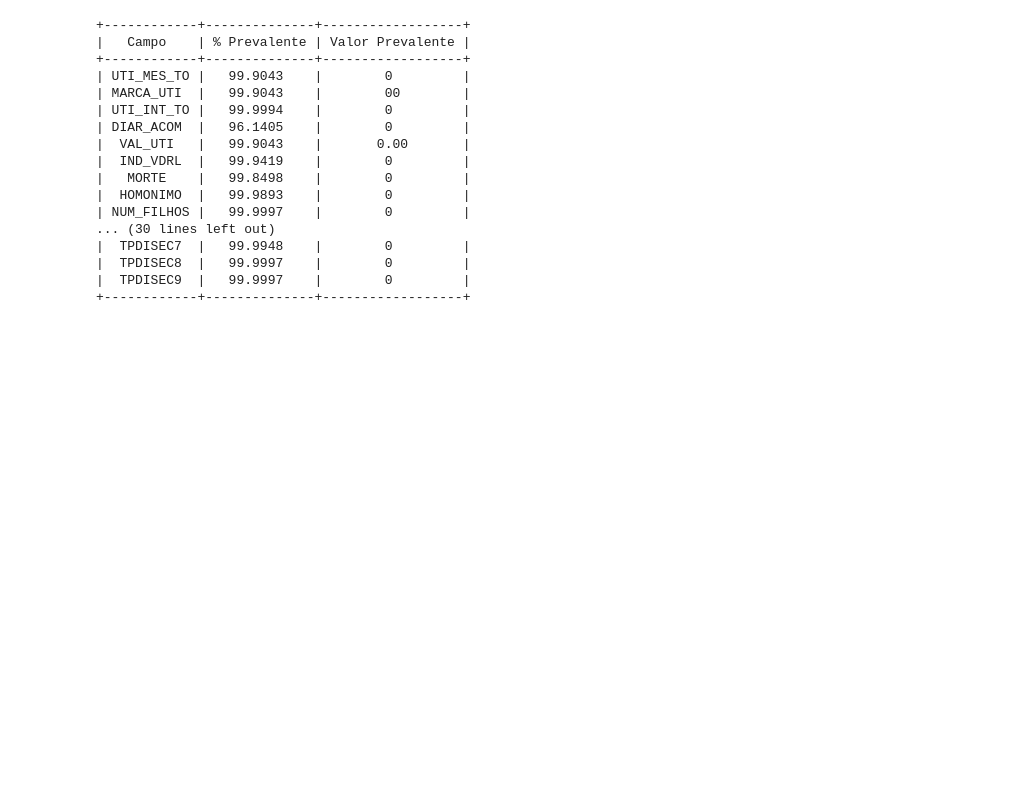
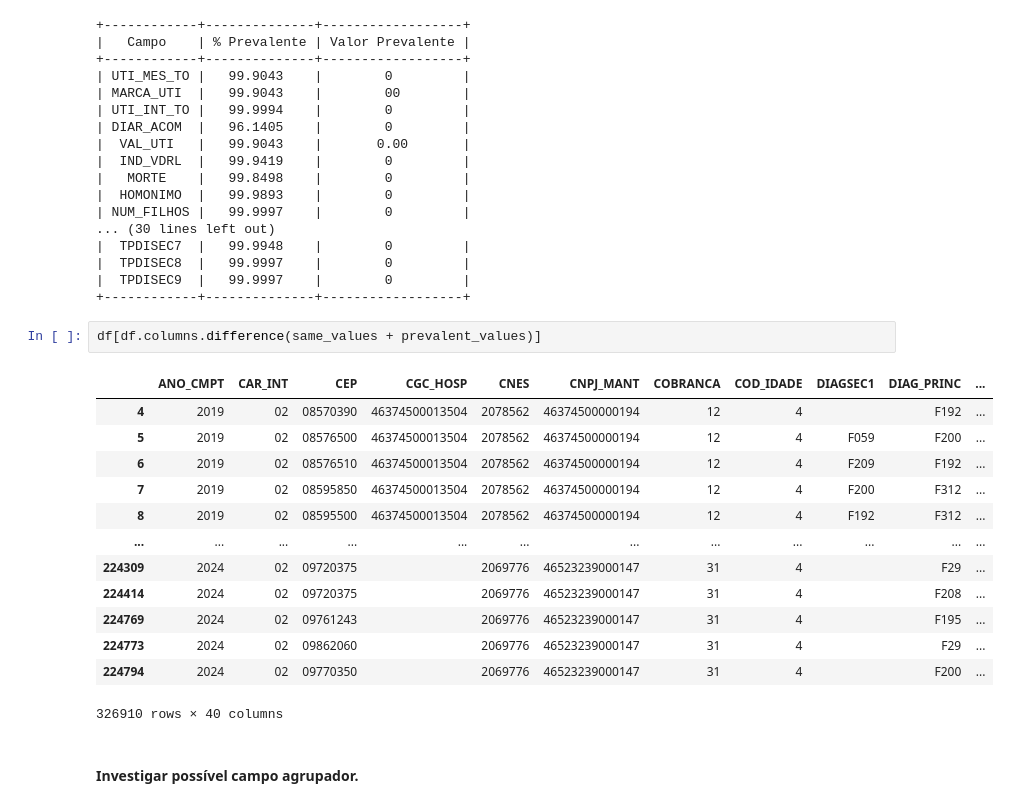
Before and after one commit to fabiano-sr/AnaliseDadosSaudeMental_SIHSUS, a Jupyter notebook: exploratory_analisys.ipynb, the cells around one changed output. Cells and saved outputs as stored; diff of their text form; blank space fills up the shorter version.

```diff
--- a/exploratory_analisys.ipynb
+++ b/exploratory_analisys.ipynb
@@ -74,3 +76,21 @@ print(tabulate(
 |  TPDISEC8  |   99.9997    |        0         |
 |  TPDISEC9  |   99.9997    |        0         |
 +------------+--------------+------------------+
+# %%
+df[df.columns.difference(same_values + prevalent_values)]
+# %% [output]
+|  | ANO_CMPT | CAR_INT | CEP | CGC_HOSP | CNES | CNPJ_MANT | COBRANCA | COD_IDADE | DIAGSEC1 | DIAG_PRINC | ... |
+| 4 | 2019 | 02 | 08570390 | 46374500013504 | 2078562 | 46374500000194 | 12 | 4 |  | F192 | ... |
+| 5 | 2019 | 02 | 08576500 | 46374500013504 | 2078562 | 46374500000194 | 12 | 4 | F059 | F200 | ... |
+| 6 | 2019 | 02 | 08576510 | 46374500013504 | 2078562 | 46374500000194 | 12 | 4 | F209 | F192 | ... |
+| 7 | 2019 | 02 | 08595850 | 46374500013504 | 2078562 | 46374500000194 | 12 | 4 | F200 | F312 | ... |
+| 8 | 2019 | 02 | 08595500 | 46374500013504 | 2078562 | 46374500000194 | 12 | 4 | F192 | F312 | ... |
+| ... | ... | ... | ... | ... | ... | ... | ... | ... | ... | ... | ... |
+| 224309 | 2024 | 02 | 09720375 |  | 2069776 | 46523239000147 | 31 | 4 |  | F29 | ... |
+| 224414 | 2024 | 02 | 09720375 |  | 2069776 | 46523239000147 | 31 | 4 |  | F208 | ... |
+| 224769 | 2024 | 02 | 09761243 |  | 2069776 | 46523239000147 | 31 | 4 |  | F195 | ... |
+| 224773 | 2024 | 02 | 09862060 |  | 2069776 | 46523239000147 | 31 | 4 |  | F29 | ... |
+| 224794 | 2024 | 02 | 09770350 |  | 2069776 | 46523239000147 | 31 | 4 |  | F200 | ... |
+326910 rows × 40 columns
+# %% [markdown]
+#### Investigar possível campo agrupador.
```
Also changed, not shown: parts of 21 cells of this notebook, 3 other files.
